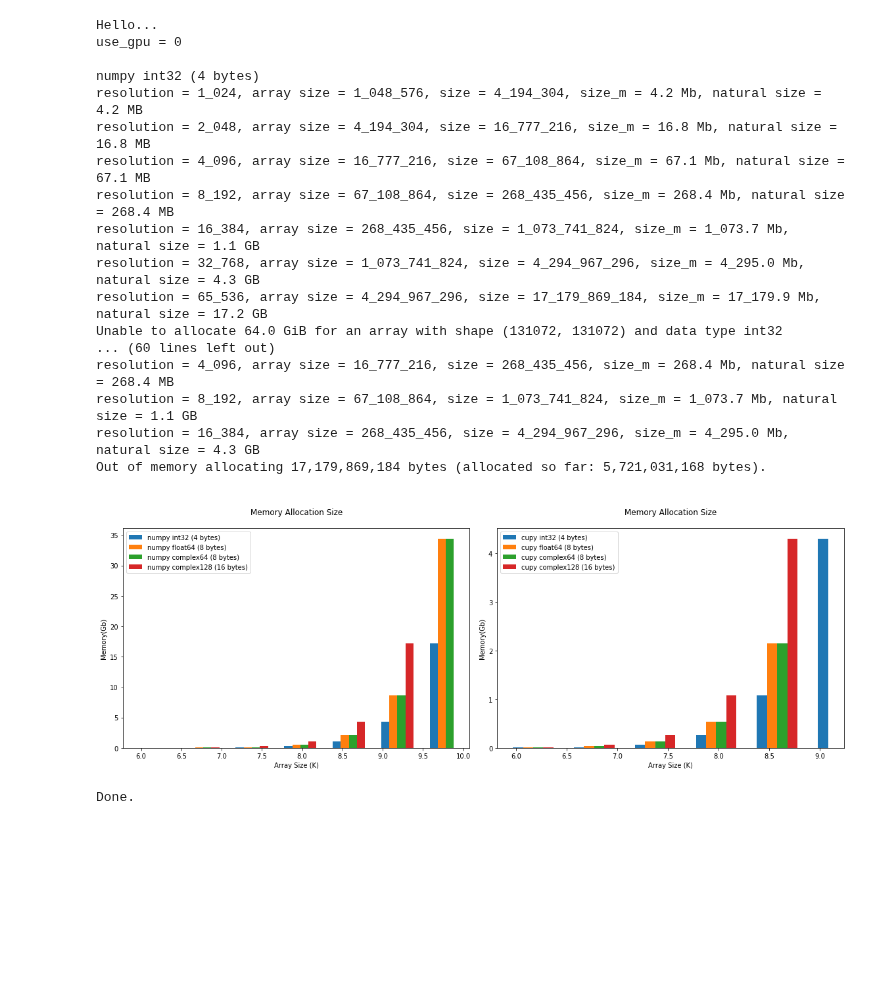
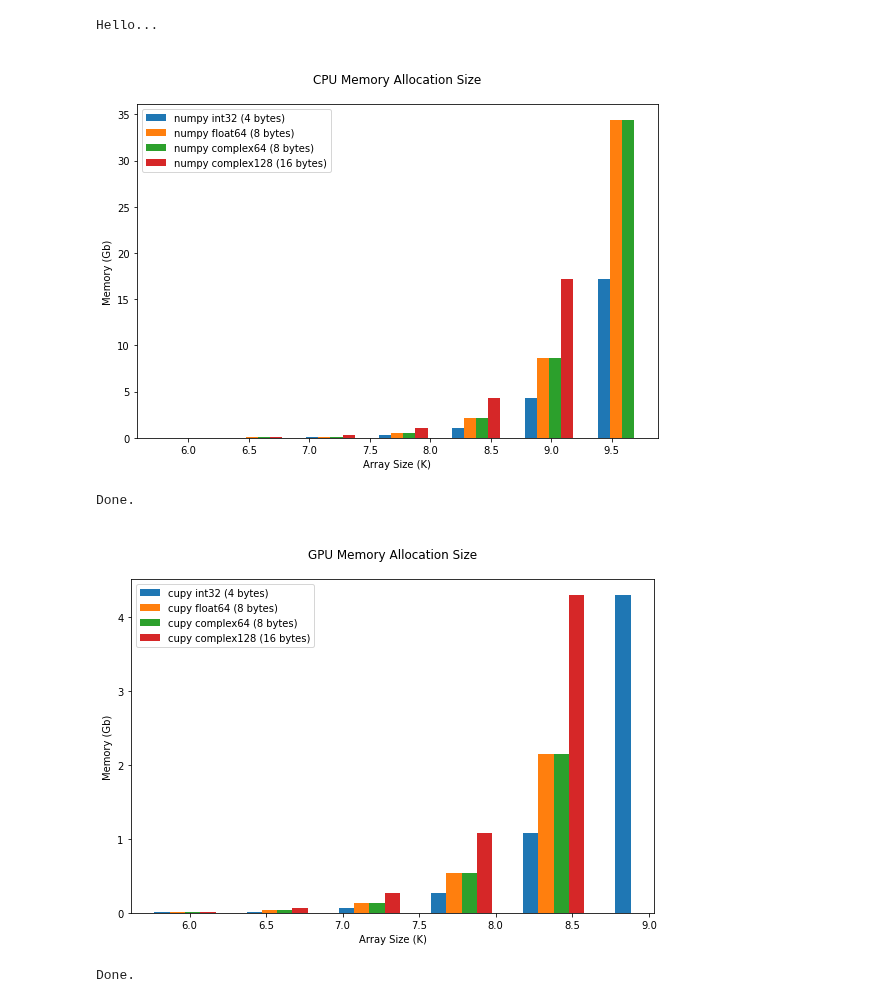
Before and after one commit to sunabove/Zernike, a Jupyter notebook: AMemoryTest.ipynb, the cells around one changed output. Drawn from its saved outputs; the diff is of its cells as text; code cells hidden in the pictures; blank space fills up the shorter version.

```diff
--- a/AMemoryTest.ipynb
+++ b/AMemoryTest.ipynb
@@ -8,19 +8,17 @@ from matplotlib import pyplot as plt
 
 print( "Hello..." )
 
-debug = 1
-row_cnt = 1; col_cnt = 2
-fig, charts = plt.subplots( row_cnt, col_cnt, figsize=( 8*col_cnt, 6*row_cnt) )
-charts = charts.flatten() if row_cnt*col_cnt > 1 else [charts]
-chart_idx = 0
+def test_array_memory( use_gpu , debug=0) :
+    row_cnt = 1; col_cnt = 1
+    fig, charts = plt.subplots( row_cnt, col_cnt, figsize=( 8*col_cnt, 6*row_cnt) )
+    charts = charts.flatten() if row_cnt*col_cnt > 1 else [charts]
+    chart_idx = 0
+    chart = charts[ chart_idx ]
+    chart_idx +=1
 
-use_gpus = [ 0, 1 ]
-
-for idx, use_gpu in enumerate( use_gpus ) :
-    chart = charts[ chart_idx ]; chart_idx +=1
-
-    print( f"use_gpu = {use_gpu}" )
-    print( flush=1 )
+    if debug :
+        print( f"use_gpu = {use_gpu}" )
+        print( flush=1 )
 
     np = cupy if use_gpu else numpy
 
@@ -30,7 +28,7 @@ for idx, use_gpu in enumerate( use_gpus ) :
     dx = 0
     bar_count = 0
 
-    for data_type in data_types :
+    for idx, data_type in enumerate( data_types ):
         array = np.array( 1, data_type )
         data_type_size = array.nbytes
 
@@ -38,7 +36,7 @@ for idx, use_gpu in enumerate( use_gpus ) :
         type_str = [ "numpy ", "cupy "][use_gpu] + type_str
         type_str = f"{type_str } ({data_type_size} bytes)"
 
-        print( type_str, flush=1 )
+        debug and print( type_str, flush=1 )
 
         resolutions = []
         memories = []
@@ -52,57 +50,51 @@ for idx, use_gpu in enumerate( use_gpus ) :
             try :
                 res += 1
                 resolution = 2**res
                 array = np.zeros( (resolution, resolution ), data_type )
                 size = array.nbytes
                 size_m = size / 10**6
                 debug and print( f"resolution = {resolution:_}, array size = {resolution**2:_}, size = {size:_}, size_m = {size_m:_.1f} Mb, natural size = {naturalsize(size)}", flush=1 )
 
                 resolutions.append( resolution**2 )
                 memories.append( size )
             except Exception as e:
                 no_error = False
-                print( e, flush=1 )
+                debug and print( e, flush=1 )
             finally :
                 del array
             pass
         pass
 
         #x =  resolutions
         x = numpy.log10( numpy.array( resolutions ) )
         y = numpy.array( memories )/10**9
 
-        chart.bar( x + dx, y, label=label, width=0.1 )
-        dx += 0.1
+        w = 0.1
+        n = len(data_types)
+        dx = w*(idx - n/2)
+        chart.bar( x + dx, y, label=label, width=w )
 
-        print( )
+        debug and print( )
     pass
 
-    chart.set_title( "\nMemory Allocation Size\n" )
+    device = [ "CPU", "GPU" ][ use_gpu ]
+    chart.set_title( f"\n{device} Memory Allocation Size\n" )
     chart.set_xlabel( "Array Size (K)" )
-    chart.set_ylabel( "Memory(Gb)" )
+    chart.set_ylabel( "Memory (Gb)" )
     chart.legend()
-pass
 
-plt.tight_layout(); plt.show()
+    plt.tight_layout(); plt.show()
 
-print( "Done." )
+    print( "Done." )
+pass # -- test_array_memory
+
+test_array_memory( use_gpu = 0, debug=0)
 # %% [output]
 Hello...
-use_gpu = 0
-
-numpy int32 (4 bytes)
-resolution = 1_024, array size = 1_048_576, size = 4_194_304, size_m = 4.2 Mb, natural size = 4.2 MB
-resolution = 2_048, array size = 4_194_304, size = 16_777_216, size_m = 16.8 Mb, natural size = 16.8 MB
-resolution = 4_096, array size = 16_777_216, size = 67_108_864, size_m = 67.1 Mb, natural size = 67.1 MB
-resolution = 8_192, array size = 67_108_864, size = 268_435_456, size_m = 268.4 Mb, natural size = 268.4 MB
-resolution = 16_384, array size = 268_435_456, size = 1_073_741_824, size_m = 1_073.7 Mb, natural size = 1.1 GB
-resolution = 32_768, array size = 1_073_741_824, size = 4_294_967_296, size_m = 4_295.0 Mb, natural size = 4.3 GB
-resolution = 65_536, array size = 4_294_967_296, size = 17_179_869_184, size_m = 17_179.9 Mb, natural size = 17.2 GB
-Unable to allocate 64.0 GiB for an array with shape (131072, 131072) and data type int32
-... (60 lines left out)
-resolution = 4_096, array size = 16_777_216, size = 268_435_456, size_m = 268.4 Mb, natural size = 268.4 MB
-resolution = 8_192, array size = 67_108_864, size = 1_073_741_824, size_m = 1_073.7 Mb, natural size = 1.1 GB
-resolution = 16_384, array size = 268_435_456, size = 4_294_967_296, size_m = 4_295.0 Mb, natural size = 4.3 GB
-Out of memory allocating 17,179,869,184 bytes (allocated so far: 5,721,031,168 bytes).
-[figure, old version]
+[figure, new version]
 Done.
+# %%
+test_array_memory( use_gpu = 1, debug=0)
+# %% [output]
+[figure, added]
+Done.
```
